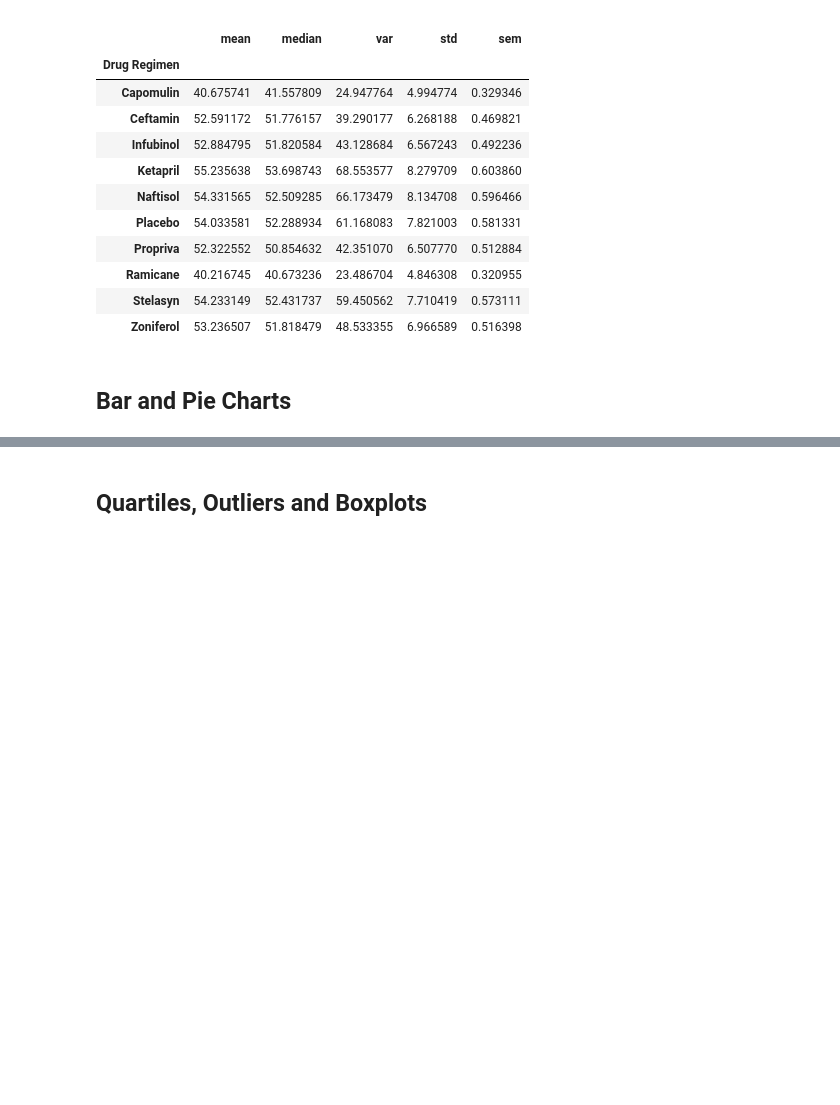
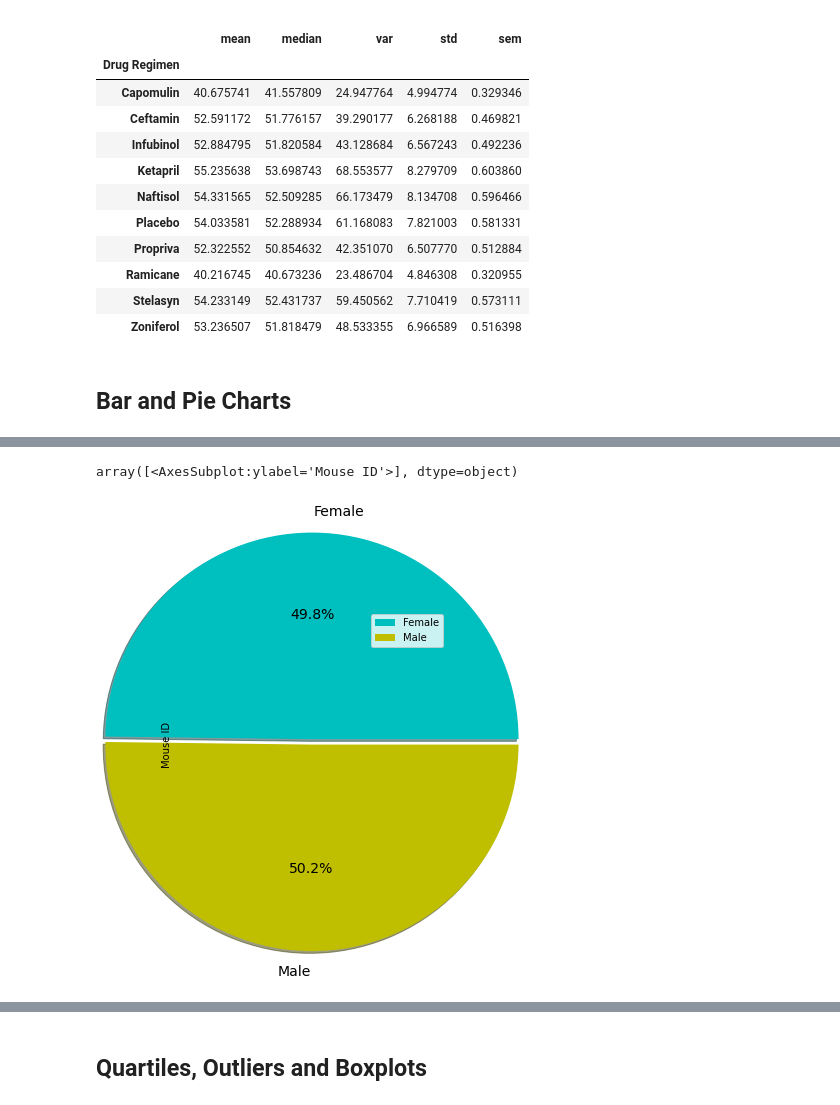
Before and after one commit to SoniMohandas/The_Power_of_Plots, a Jupyter notebook: Pharmaceuticals/pymaceuticals_starter.ipynb, the cells around one changed output, grey strips where cells are left out. Drawn from its saved outputs; the diff is of its cells as text; code cells hidden in the pictures; blank space fills up the shorter version.

```diff
--- a/Pharmaceuticals/pymaceuticals_starter.ipynb
+++ b/Pharmaceuticals/pymaceuticals_starter.ipynb
@@ -178 +229,16 @@ NameError: name 'cleaned_mouse_data' is not defined
+# %%
+# Generate a pie plot showing the distribution of female versus male mice using pandas
+ml_fl_mice = cleaned_data_results.groupby('Sex')['Mouse ID'].count()
+
+colors=['c', 'y']
+
+explode = (0.05,0)
+
+legend='Mouse ID'
+
+ml_fl_mice.plot(kind='pie', subplots=True, figsize=(5,5), autopct='%1.1f%%', colors=colors,
+               radius=1.9, explode=explode, fontsize=14, shadow=True, legend=1)
+# %% [output]
+array([<AxesSubplot:ylabel='Mouse ID'>], dtype=object)
+[figure, added]
 # %%
```
Also changed, not shown: parts of 10 cells of this notebook.
